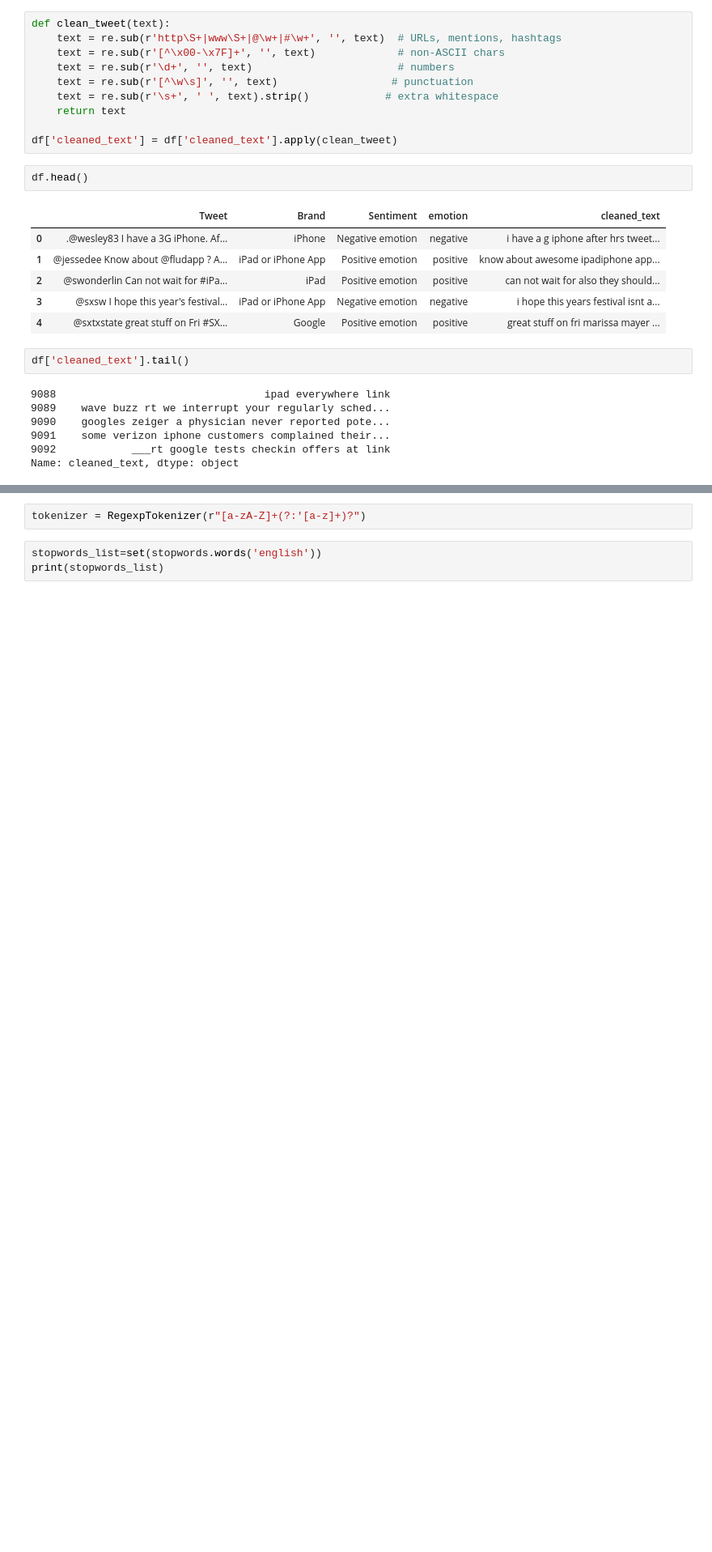
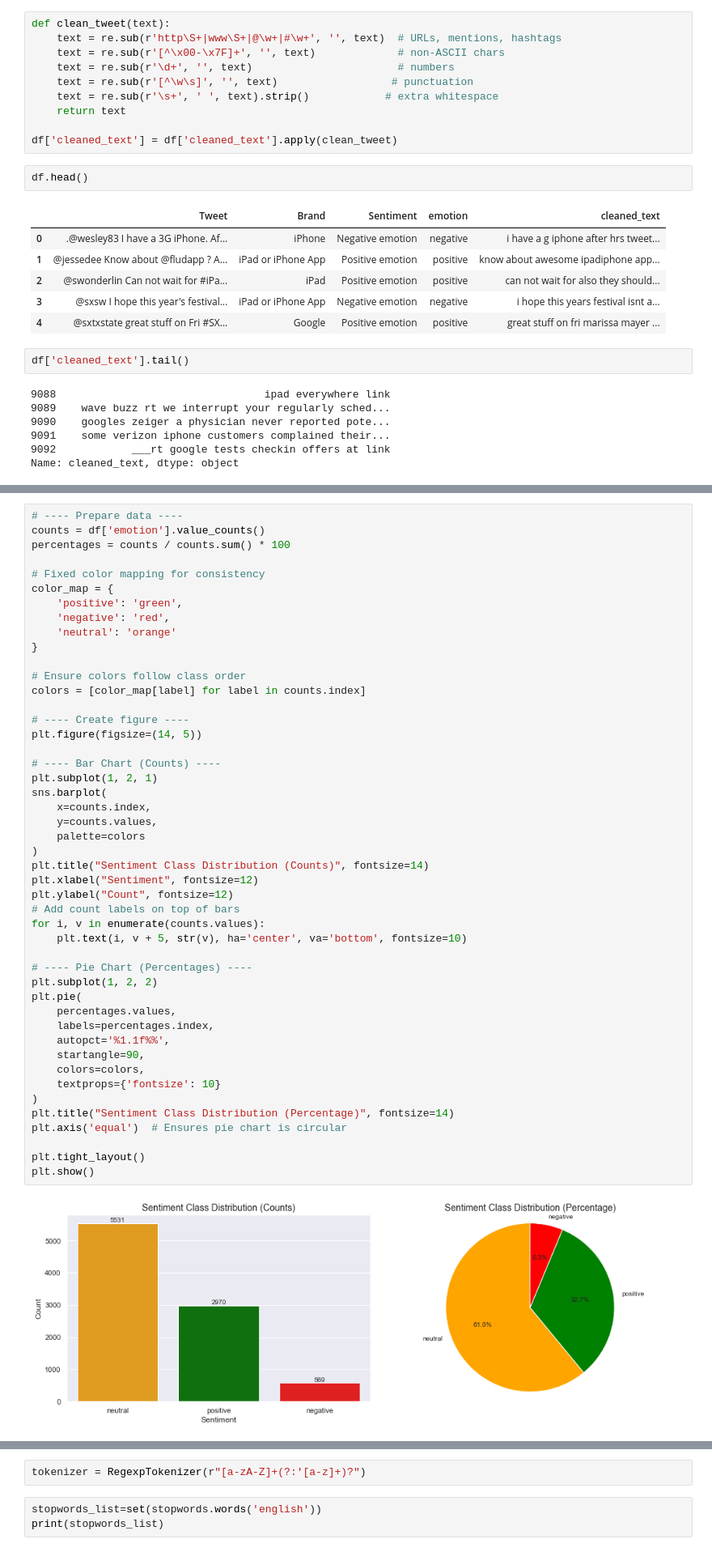
Before and after one commit to lorenaterah/Sentiment-Analysis-NLP, a Jupyter notebook: index.ipynb, the cells around one changed output, grey strips where cells are left out. Shown at 81% size. Saved outputs shown, nothing was run; the diff lists cells and outputs as text; blank space fills up the shorter version.

```diff
--- a/index.ipynb
+++ b/index.ipynb
@@ -317,0 +298,49 @@ Name: cleaned_text, dtype: object
+# %%
+# ---- Prepare data ----
+counts = df['emotion'].value_counts()
+percentages = counts / counts.sum() * 100
+
+# Fixed color mapping for consistency
+color_map = {
+    'positive': 'green',
+    'negative': 'red',
+    'neutral': 'orange'
+}
+
+# Ensure colors follow class order
+colors = [color_map[label] for label in counts.index]
+
+# ---- Create figure ----
+plt.figure(figsize=(14, 5))
+
+# ---- Bar Chart (Counts) ----
+plt.subplot(1, 2, 1)
+sns.barplot(
+    x=counts.index,
+    y=counts.values,
+    palette=colors
+)
+plt.title("Sentiment Class Distribution (Counts)", fontsize=14)
+plt.xlabel("Sentiment", fontsize=12)
+plt.ylabel("Count", fontsize=12)
+# Add count labels on top of bars
+for i, v in enumerate(counts.values):
+    plt.text(i, v + 5, str(v), ha='center', va='bottom', fontsize=10)
+
+# ---- Pie Chart (Percentages) ----
+plt.subplot(1, 2, 2)
+plt.pie(
+    percentages.values,
+    labels=percentages.index,
+    autopct='%1.1f%%',
+    startangle=90,
+    colors=colors,
+    textprops={'fontsize': 10}
+)
+plt.title("Sentiment Class Distribution (Percentage)", fontsize=14)
+plt.axis('equal')  # Ensures pie chart is circular
+
+plt.tight_layout()
+plt.show()
+# %% [output]
+[figure, added]
```
Also changed, not shown: parts of 29 cells of this notebook.
